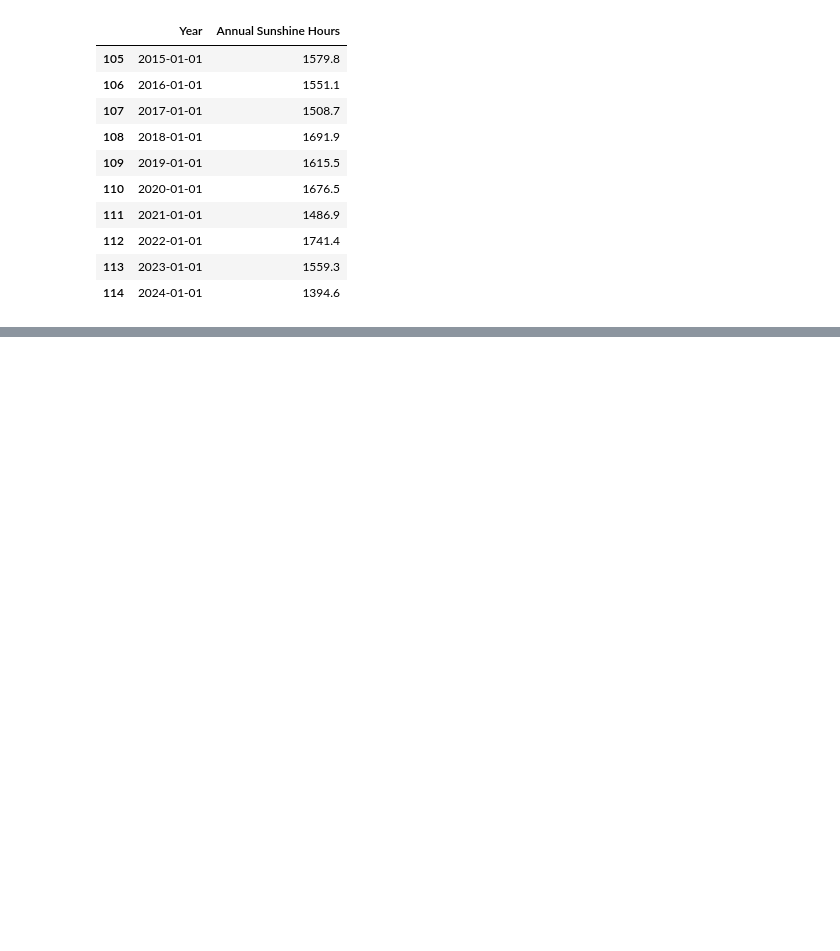
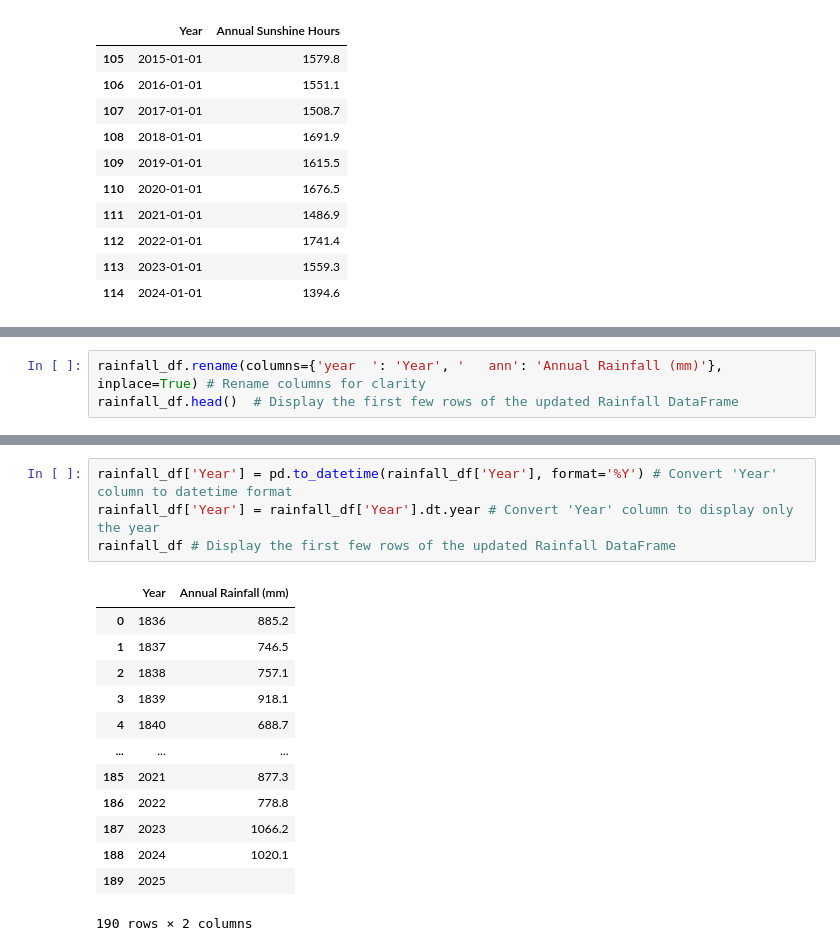
Before and after one commit to KiaraMartin/Final_Project_for_Peckham_DAZ_Introduction_to_Data_Science, a Jupyter notebook: Final_Project_V1.ipynb, the cells around one changed output, grey strips where cells are left out. Cells and saved outputs as stored; diff of their text form; blank space fills up the shorter version.

```diff
--- a/Final_Project_V1.ipynb
+++ b/Final_Project_V1.ipynb
@@ -219,0 +276,3 @@ sunshine_df.head() # Display the first few rows of the updated Sunshine DataFram
+# %%
+rainfall_df.rename(columns={'year  ': 'Year', '   ann': 'Annual Rainfall (mm)'}, inplace=True) # Rename columns for clarity
+rainfall_df.head()  # Display the first few rows of the updated Rainfall DataFrame
@@ -219,0 +286,18 @@ sunshine_df.head() # Display the first few rows of the updated Sunshine DataFram
+# %%
+rainfall_df['Year'] = pd.to_datetime(rainfall_df['Year'], format='%Y') # Convert 'Year' column to datetime format
+rainfall_df['Year'] = rainfall_df['Year'].dt.year # Convert 'Year' column to display only the year
+rainfall_df # Display the first few rows of the updated Rainfall DataFrame
+# %% [output]
+|  | Year | Annual Rainfall (mm) |
+| 0 | 1836 | 885.2 |
+| 1 | 1837 | 746.5 |
+| 2 | 1838 | 757.1 |
+| 3 | 1839 | 918.1 |
+| 4 | 1840 | 688.7 |
+| ... | ... | ... |
+| 185 | 2021 | 877.3 |
+| 186 | 2022 | 778.8 |
+| 187 | 2023 | 1066.2 |
+| 188 | 2024 | 1020.1 |
+| 189 | 2025 |  |
+190 rows × 2 columns
```
Also changed, not shown: parts of 24 cells of this notebook.
